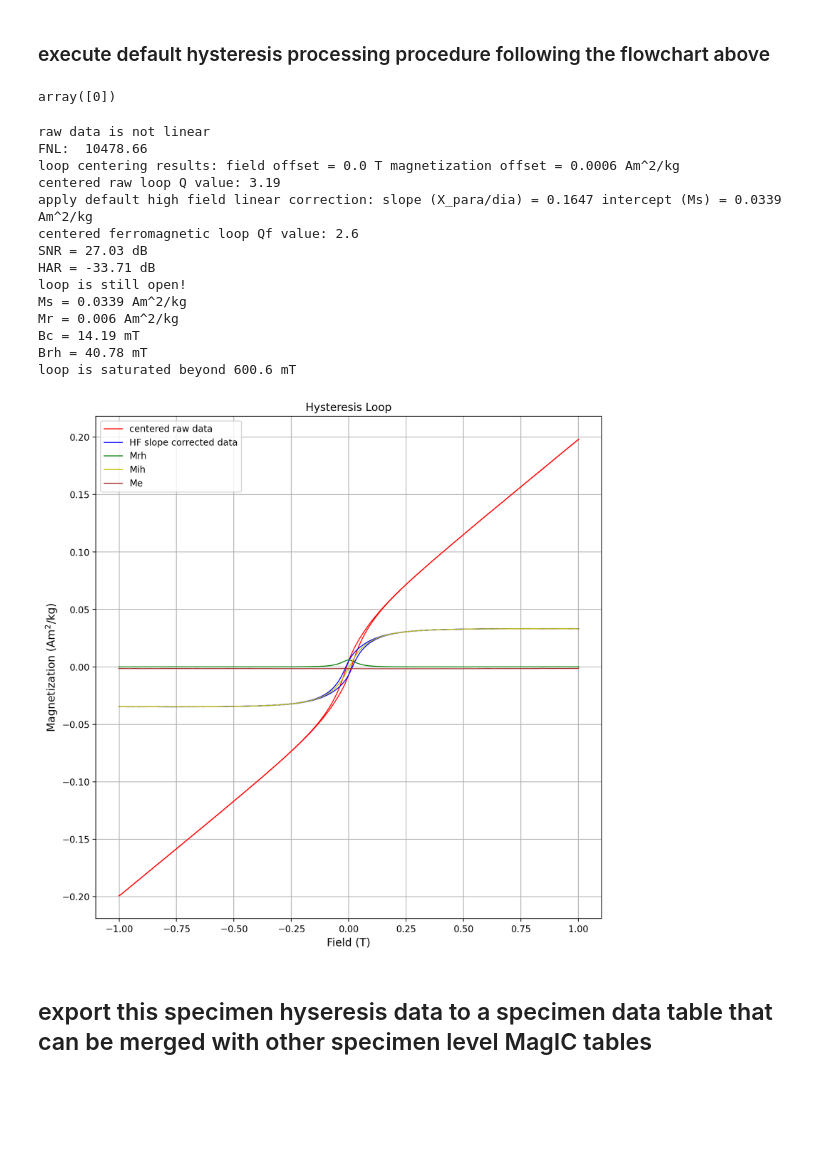
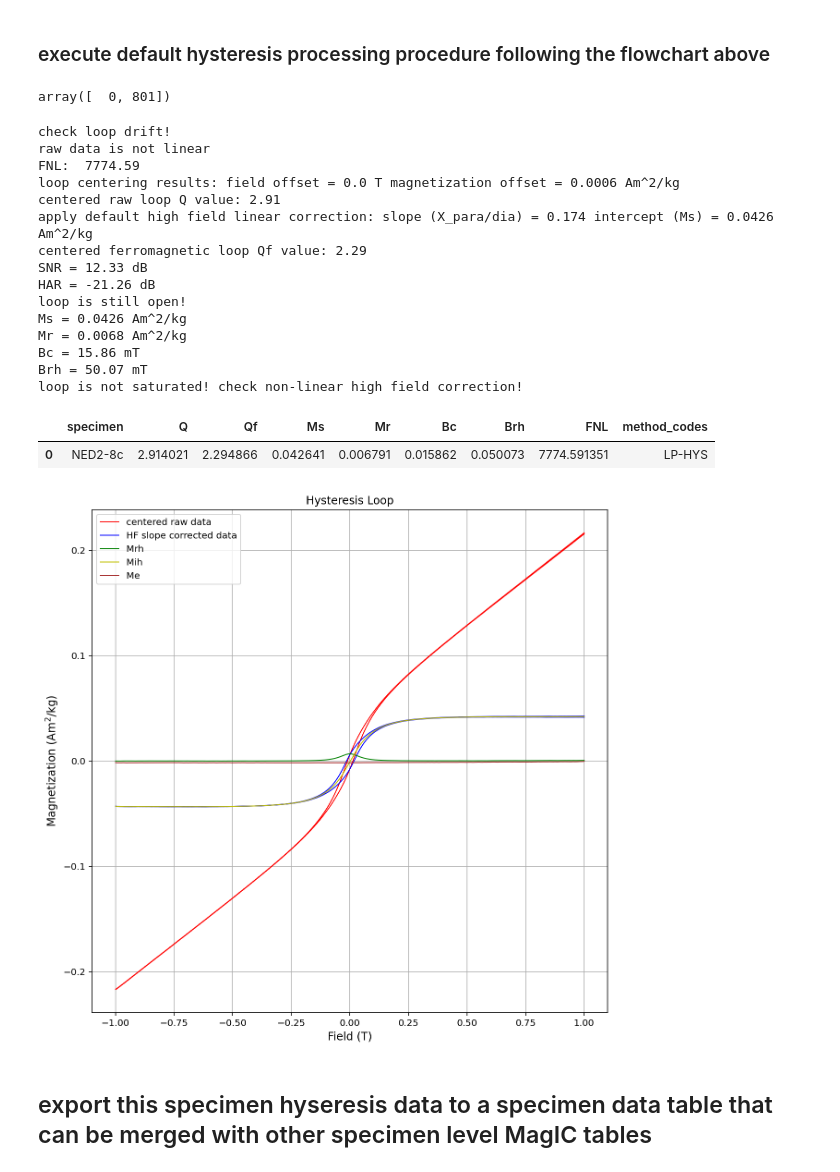
Before and after one commit to PmagPy/RockmagPy-notebooks, a Jupyter notebook: hysteresis_processing.ipynb, the cells around one changed output. Saved outputs shown, nothing was run; the diff lists cells and outputs as text; code cells hidden in the pictures; blank space fills up the shorter version.

Commit message:
update hysteresis import

```diff
--- a/hysteresis_processing.ipynb
+++ b/hysteresis_processing.ipynb
@@ -122,7 +119,8 @@ The automated processing function will follow the workflow presented in Paterson
 ### select specimen hysteresis data
 # %%
 # extract the specimen specific data, for this demonstration, we use specimen NED18-2c
-hyst_data = rmag.extract_hysteresis_data(measurements, 'NED1-5c')
+specimen = 'NED2-8c'
+hyst_data = rmag.extract_hysteresis_data(measurements, specimen)
 
 loop_fields = hyst_data['meas_field_dc']
 loop_magnetizations = hyst_data['magn_mass']
@@ -131,25 +129,29 @@ loop_magnetizations = hyst_data['magn_mass']
 # %%
 np.where(loop_fields == np.max(loop_fields))[0]
 # %% [output]
-array([0])
+array([  0, 801])
 # %%
 results, ax = rmag.process_hyst_loop(loop_fields, loop_magnetizations)
+rmag.export_hyst_specimen_table(specimen, results)
 # %% [output]
+check loop drift!
 raw data is not linear
-FNL:  10478.66
+FNL:  7774.59
 loop centering results: field offset = 0.0 T magnetization offset = 0.0006 Am^2/kg
-centered raw loop Q value: 3.19
-apply default high field linear correction: slope (X_para/dia) = 0.1647 intercept (Ms) = 0.0339 Am^2/kg
-centered ferromagnetic loop Qf value: 2.6
-SNR = 27.03 dB
-HAR = -33.71 dB
+centered raw loop Q value: 2.91
+apply default high field linear correction: slope (X_para/dia) = 0.174 intercept (Ms) = 0.0426 Am^2/kg
+centered ferromagnetic loop Qf value: 2.29
+SNR = 12.33 dB
+HAR = -21.26 dB
 loop is still open!
-Ms = 0.0339 Am^2/kg
-Mr = 0.006 Am^2/kg
-Bc = 14.19 mT
-Brh = 40.78 mT
-loop is saturated beyond 600.6 mT
+Ms = 0.0426 Am^2/kg
+Mr = 0.0068 Am^2/kg
+Bc = 15.86 mT
+Brh = 50.07 mT
+loop is not saturated! check non-linear high field correction!
+|  | specimen | Q | Qf | Ms | Mr | Bc | Brh | FNL | method_codes |
+| 0 | NED2-8c | 2.914021 | 2.294866 | 0.042641 | 0.006791 | 0.015862 | 0.050073 | 7774.591351 | LP-HYS |
-[figure, old version]
+[figure, new version]
 # %% [markdown]
 ## export this specimen hyseresis data to a specimen data table that can be merged with other specimen level MagIC tables
 # %%
```
Also changed, not shown: parts of 3 cells of this notebook.
